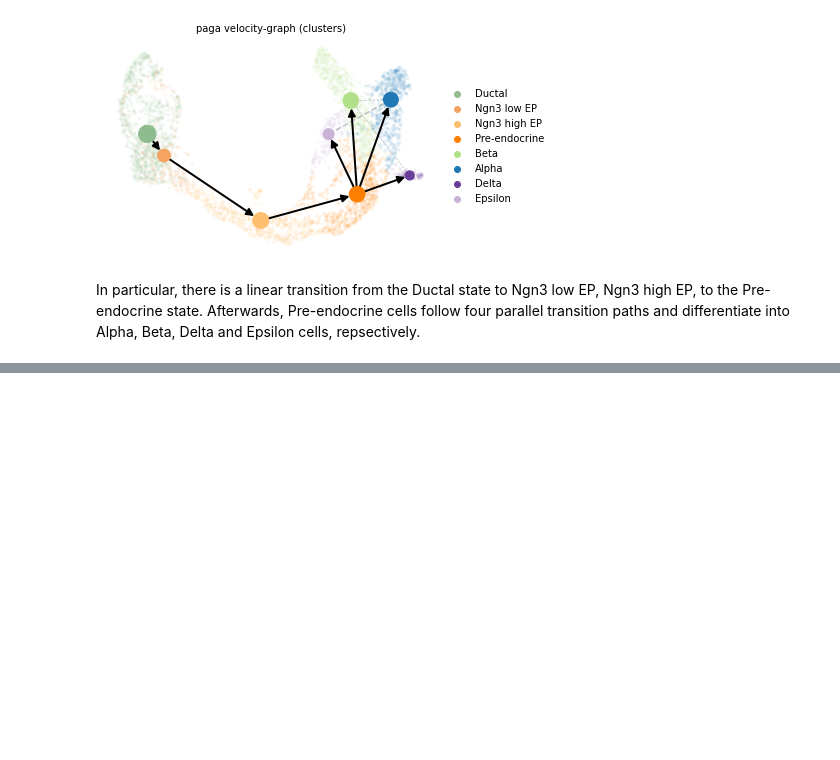
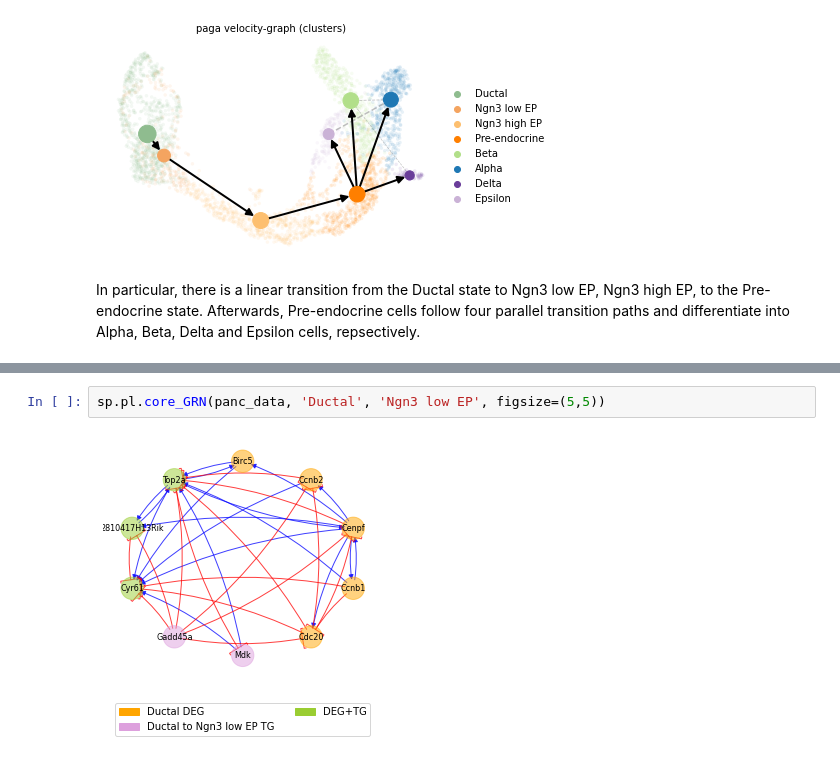
Before and after one commit to federicobocci/spliceJAC, a Jupyter notebook: Transitions.ipynb, the cells around one changed output, grey strips where cells are left out. Cells and saved outputs as stored; diff of their text form; blank space fills up the shorter version.

```diff
--- a/Transitions.ipynb
+++ b/Transitions.ipynb
@@ -109,0 +147,4 @@ Running subset regression on the Ngn3 high EP cluster...
+# %%
+sp.pl.core_GRN(panc_data, 'Ductal', 'Ngn3 low EP', figsize=(5,5))
+# %% [output]
+[figure, added]
```
Also changed, not shown: parts of 40 cells of this notebook, 3 other files.
